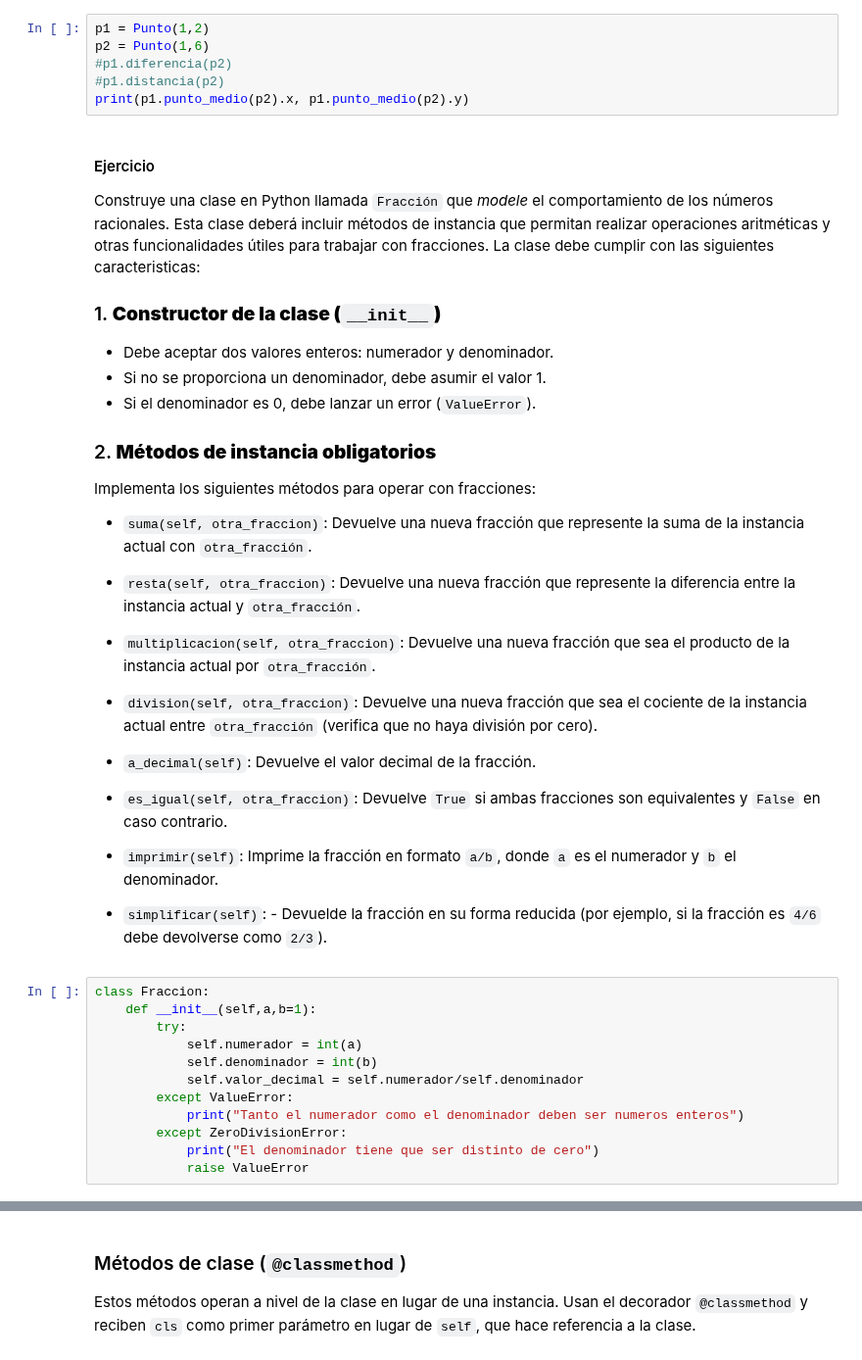
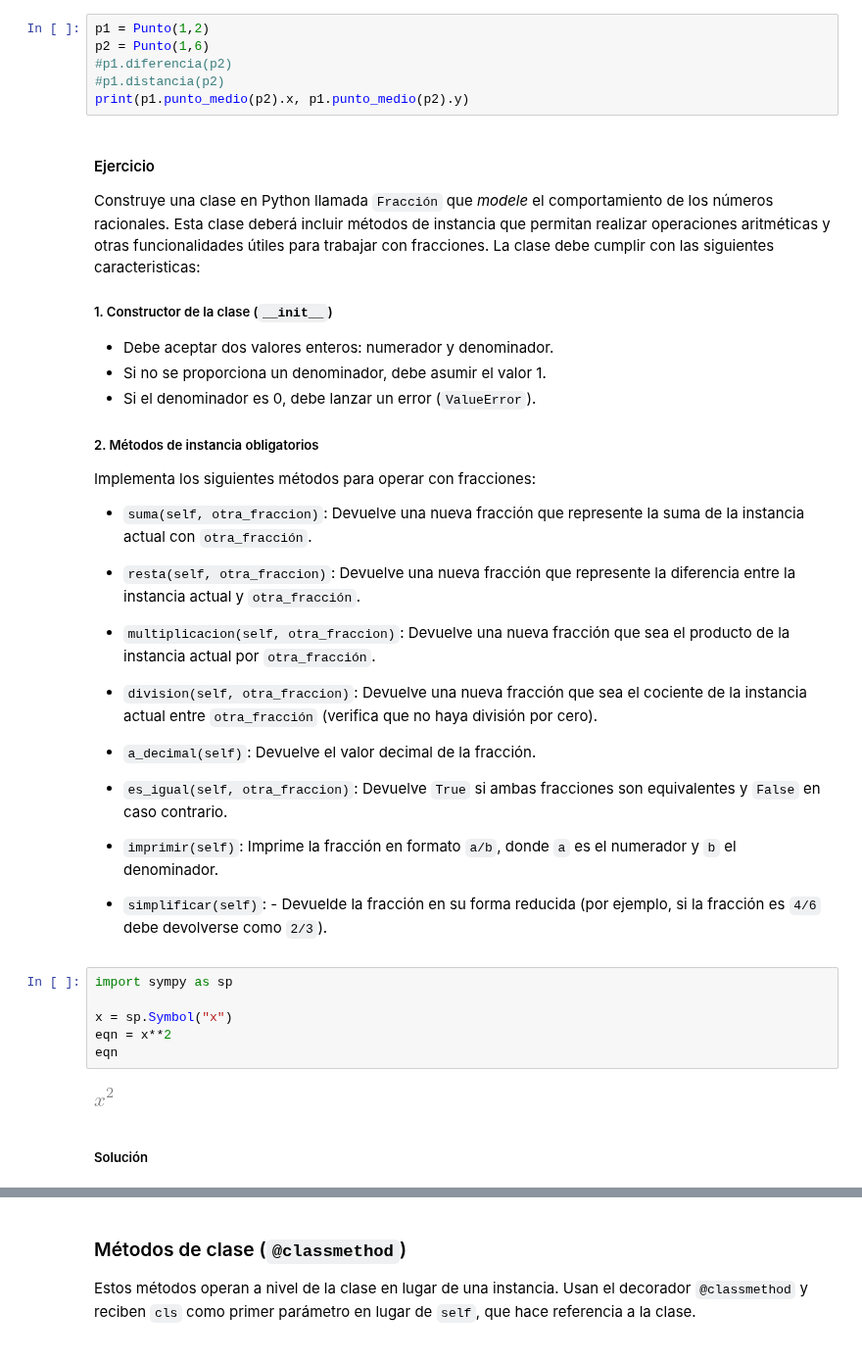
Before and after one commit to pjhh-umar/ProgramacionDOS, a Jupyter notebook: Semanas/Tema2_POO.ipynb, the cells around one changed output, grey strips where cells are left out. Shown at 98% size. Cells and saved outputs as stored; diff of their text form.

```diff
--- a/Semanas/Tema2_POO.ipynb
+++ b/Semanas/Tema2_POO.ipynb
@@ -482,13 +487,13 @@ print(p1.punto_medio(p2).x, p1.punto_medio(p2).y)
 
 Construye una clase en Python llamada `Fracción` que *modele* el comportamiento de los números racionales. Esta clase deberá incluir métodos de instancia que permitan realizar operaciones aritméticas y otras funcionalidades útiles para trabajar con fracciones. La clase debe cumplir con las siguientes caracteristicas:
 
-### 1. **Constructor de la clase (`__init__`)**
+##### 1. Constructor de la clase (`__init__`)
    - Debe aceptar dos valores enteros: numerador y denominador.
    - Si no se proporciona un denominador, debe asumir el valor 1.
    - Si el denominador es 0, debe lanzar un error (`ValueError`).
 
 
-### 2. **Métodos de instancia obligatorios**
+##### 2. Métodos de instancia obligatorios
    Implementa los siguientes métodos para operar con fracciones:
 
    - `suma(self, otra_fraccion)`: Devuelve una nueva fracción que represente la suma de la instancia actual con `otra_fracción`.
@@ -507,15 +512,13 @@ Construye una clase en Python llamada `Fracción` que *modele* el comportamiento
 
    - `simplificar(self)`: - Devuelde la fracción en su forma reducida (por ejemplo, si la fracción es `4/6` debe
     devolverse como `2/3`).
-# %%
-class Fraccion:
-    def __init__(self,a,b=1):
-        try:
-            self.numerador = int(a)
-            self.denominador = int(b)
-            self.valor_decimal = self.numerador/self.denominador
-        except ValueError:
-            print("Tanto el numerador como el denominador deben ser numeros enteros")
-        except ZeroDivisionError:
-            print("El denominador tiene que ser distinto de cero")
-            raise ValueError
+# %%
+import sympy as sp
+
+x = sp.Symbol("x")
+eqn = x**2
+eqn
+# %% [output]
+[figure, added]
+# %% [markdown]
+##### Solución
```
Also changed, not shown: parts of 7 cells of this notebook, 1 other file.
